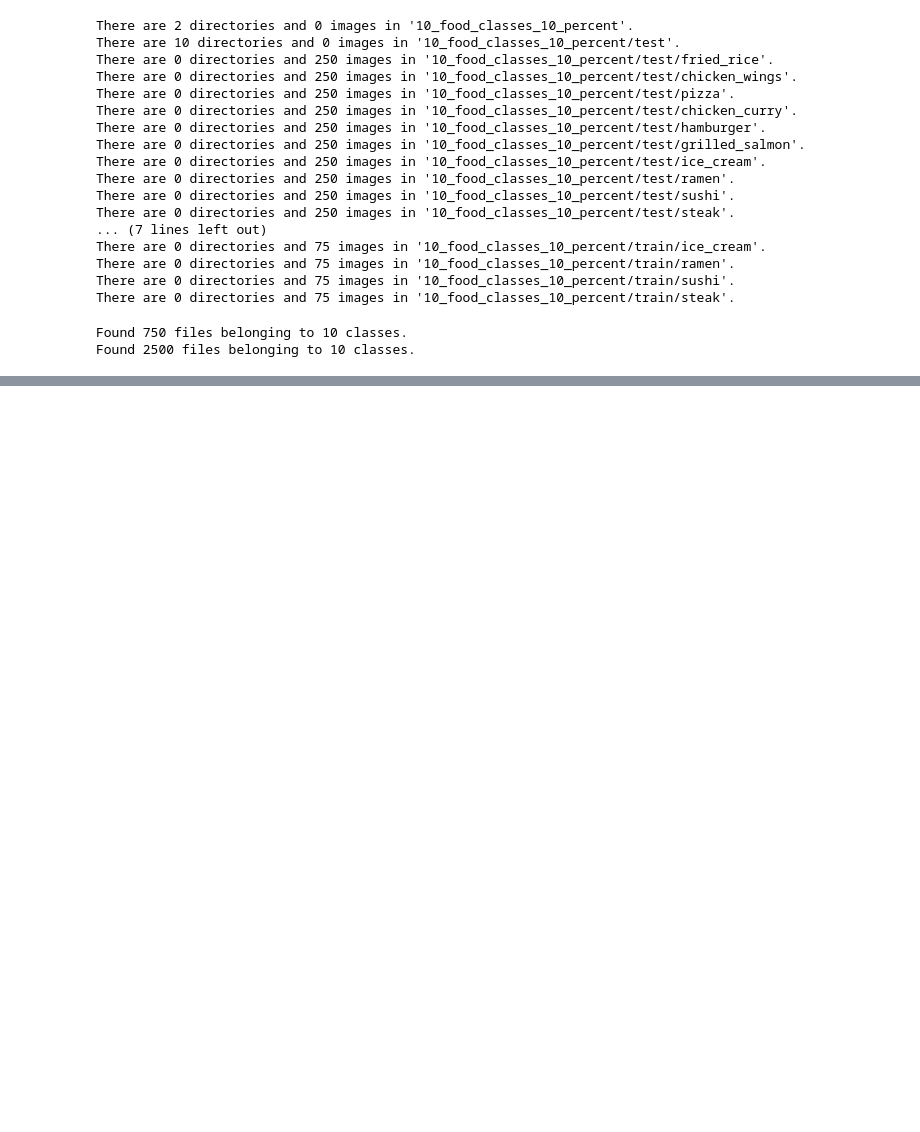
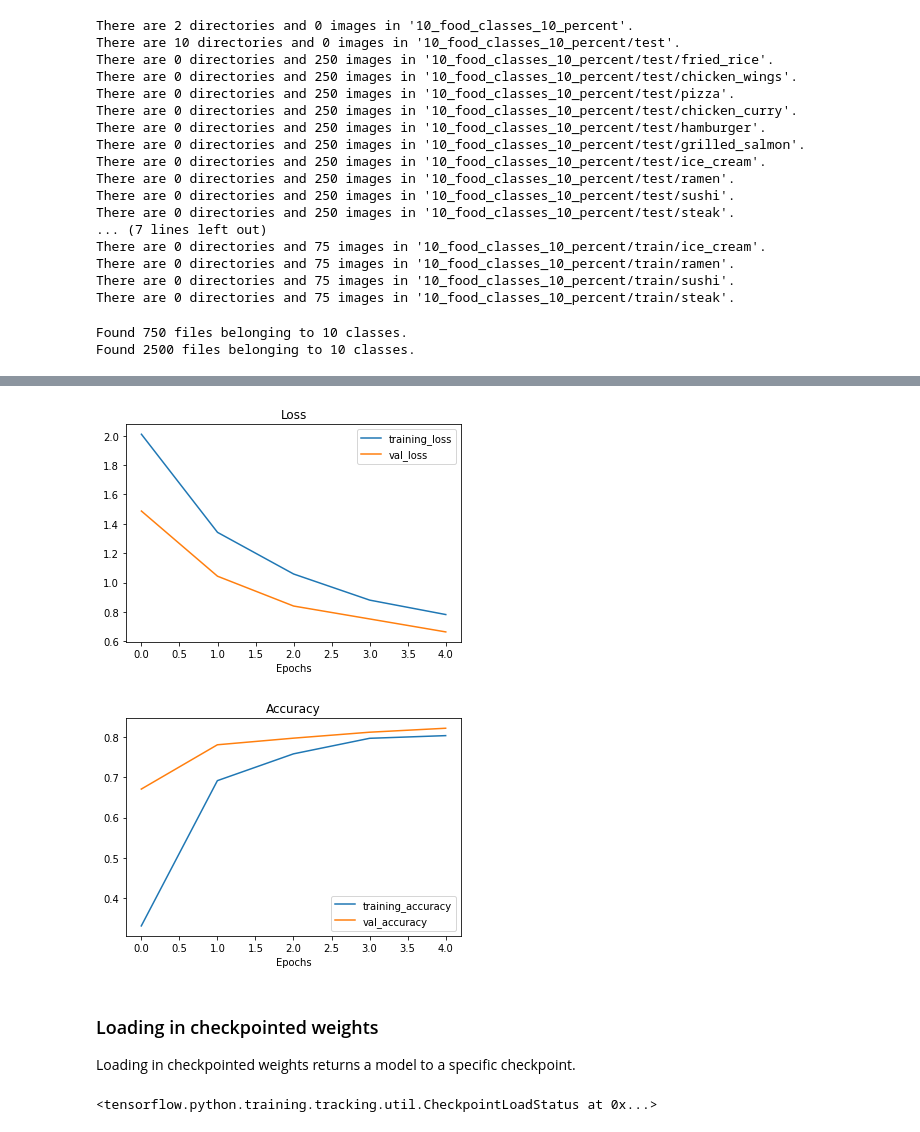
Before and after one commit to Nikhil-Nandam/TensorFlow-Notebooks, a Jupyter notebook: 05_Transfer_Learning_in_TensorFlow_Part_2_Fine_Tuning.ipynb, the cells around one changed output, grey strips where cells are left out. Saved outputs shown, nothing was run; the diff lists cells and outputs as text; code cells hidden in the pictures; blank space fills up the shorter version.

Commit message:
Finish fine_tuning transfer learning

```diff
--- a/05_Transfer_Learning_in_TensorFlow_Part_2_Fine_Tuning.ipynb
+++ b/05_Transfer_Learning_in_TensorFlow_Part_2_Fine_Tuning.ipynb
@@ -723,0 +752,11 @@ _________________________________________________________________
+# %%
+from tensorflow.keras.callbacks import ModelCheckpoint
+# Set checkpoint path
+checkpoint_path = "10_percent_model_checkpoints_weights/checkpoint.ckpt"
+
+# Create a ModelCheckpoint callback that saves the model's weights only
+checkpoint_callback = ModelCheckpoint(filepath=checkpoint_path,
+                                      save_weights_only=True,
+                                      save_best_only=False,
+                                      save_freq="epoch",    # save for every epoch
+                                      verbose=1)
@@ -723,0 +765,12 @@ _________________________________________________________________
+# %%
+# Fit the model saving checkpoints every epoch
+initial_epochs = 5
+
+history_10_percent_data_aug = model_2.fit(train_data_10_percent,
+                                          epochs=initial_epochs,
+                                          steps_per_epoch=len(train_data_10_percent),
+                                          validation_data=test_data,
+                                          validation_steps=int(0.25 * len(test_data)),
+                                          callbacks=[create_tensorboard_callback(dir_name="transfer_learning",
+                                                                                 experiment_name="10_percent_data_aug"),
+                                                     checkpoint_callback])
@@ -723,0 +807,15 @@ _________________________________________________________________
+# %%
+# Plot model loss curves
+plot_loss_curves(history_10_percent_data_aug)
+# %% [output]
+[figure, added]
+[figure, added]
+# %% [markdown]
+### Loading in checkpointed weights
+
+Loading in checkpointed weights returns a model to a specific checkpoint.
+# %%
+# Load in saved model weights and evaluate model
+model_2.load_weights(checkpoint_path)
+# %% [output]
+<tensorflow.python.training.tracking.util.CheckpointLoadStatus at 0x...>
```
Also changed, not shown: parts of 67 cells of this notebook.
